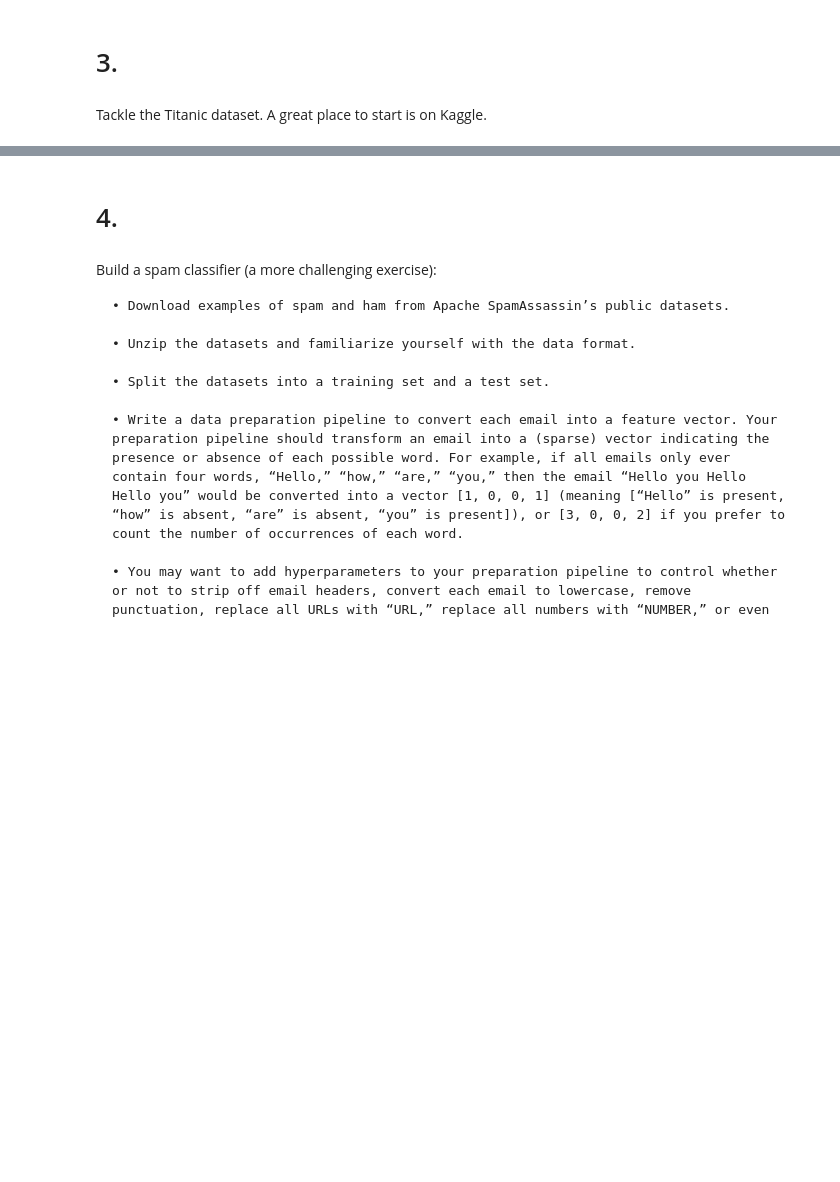
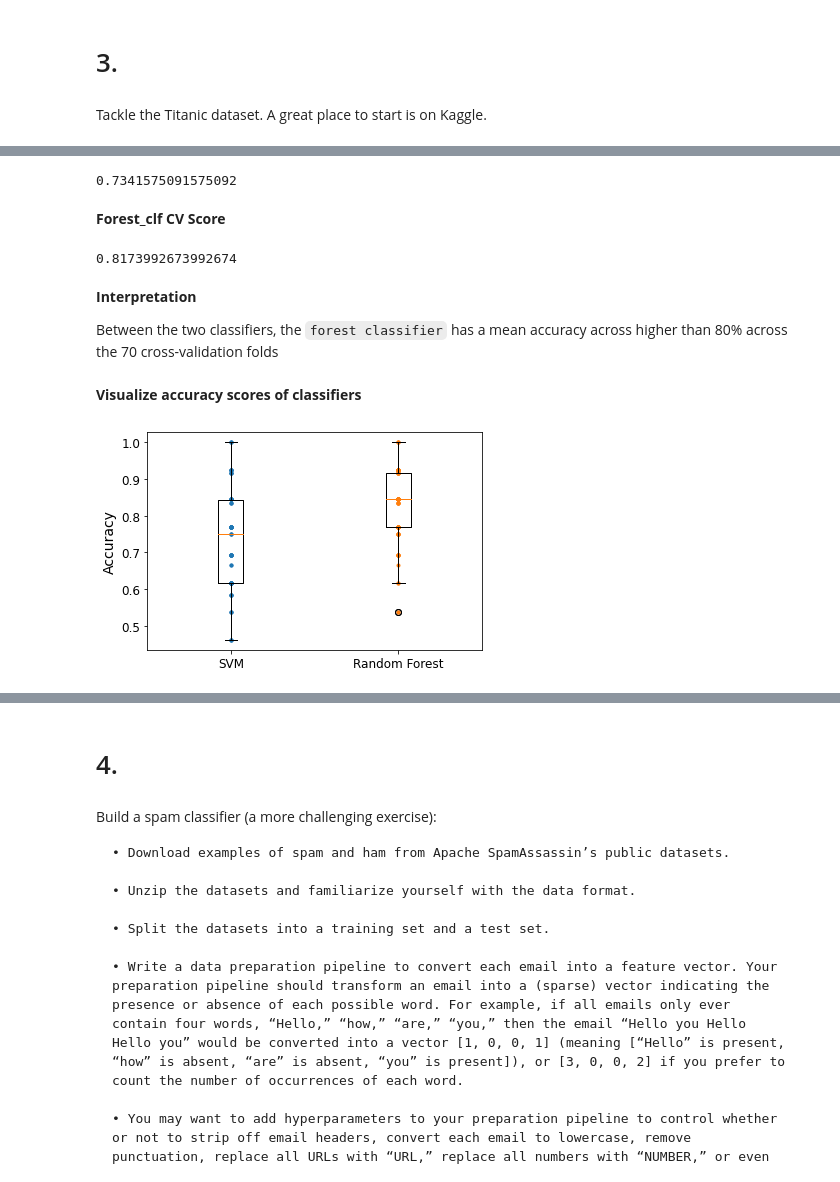
Before and after one commit to Clement-Okolo/ML_PATH, a Jupyter notebook: Classifier_MNIST_dataset.ipynb, the cells around one changed output, grey strips where cells are left out. Cells and saved outputs as stored; diff of their text form; code cells hidden in the pictures; blank space fills up the shorter version.

```diff
--- a/Classifier_MNIST_dataset.ipynb
+++ b/Classifier_MNIST_dataset.ipynb
@@ -914,0 +1120,6 @@ Tackle the Titanic dataset. A great place to start is on Kaggle.
+# %%
+# train SVM_clf
+from sklearn.svm import SVC
+
+svm_clf = SVC(gamma="auto")
+svm_clf.fit(X_train, y_train)
@@ -914,0 +1130,6 @@ Tackle the Titanic dataset. A great place to start is on Kaggle.
+# %%
+# train Forest_clf
+from sklearn.ensemble import RandomForestClassifier
+
+forest_clf = RandomForestClassifier(n_estimators=100, random_state=42)
+forest_clf.fit(X_train, y_train)
@@ -914,0 +1142,28 @@ Tackle the Titanic dataset. A great place to start is on Kaggle.
+# %%
+svm_scores = cross_val_score(svm_clf, X_train, y_train, cv=70)
+svm_scores.mean()
+# %% [output]
+0.7341575091575092
+# %% [markdown]
+**Forest_clf CV Score**
+# %%
+forest_scores = cross_val_score(forest_clf, X_train, y_train, cv=70)
+forest_scores.mean()
+# %% [output]
+0.8173992673992674
+# %% [markdown]
+**Interpretation**
+
+Between the two classifiers, the `forest classifier` has a mean accuracy across higher than 80% across the 70 cross-validation folds
+# %% [markdown]
+**Visualize accuracy scores of classifiers**
+# %%
+# boxpot
+plt.plot([1]*70, svm_scores, ".")
+plt.plot([2]*70, forest_scores, ".")
+
+plt.boxplot([svm_scores, forest_scores], labels=("SVM","Random Forest"))
+plt.ylabel("Accuracy", fontsize=14)
+plt.show()
+# %% [output]
+[figure, added]
```
Also changed, not shown: parts of 46 cells of this notebook.
